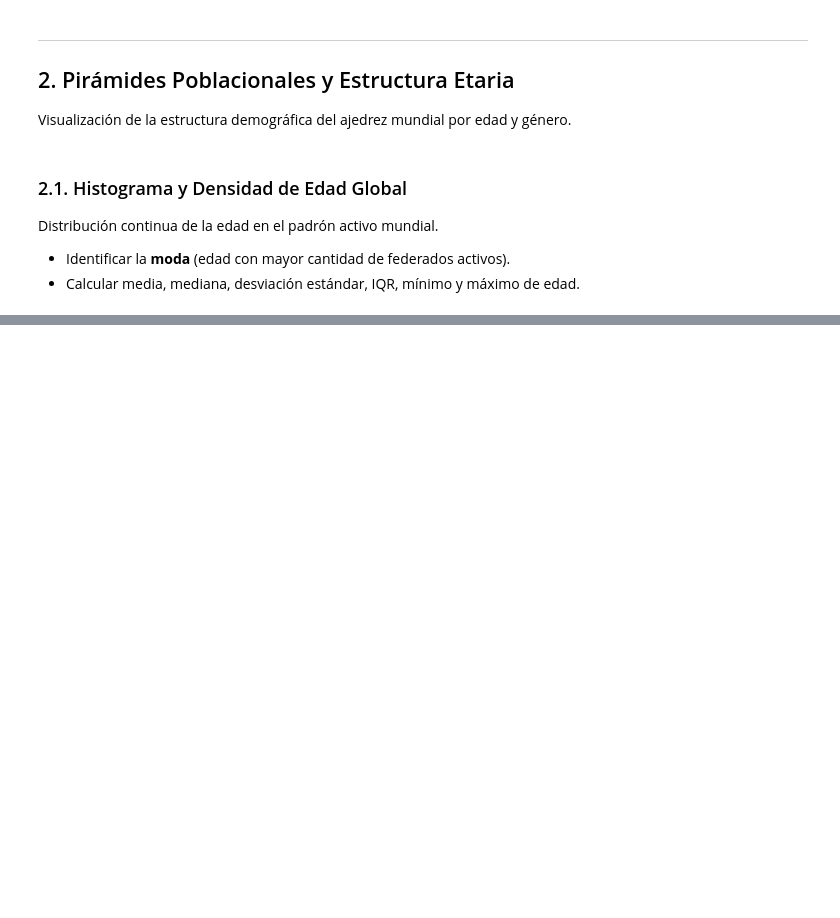
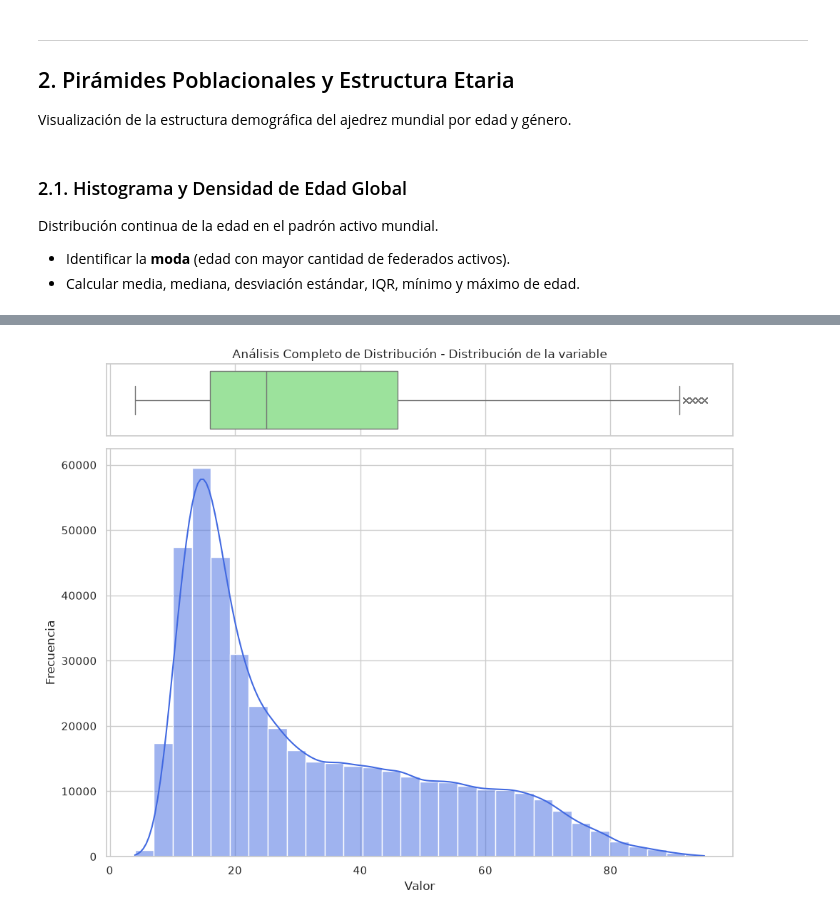
Before and after one commit to Entropy-v0/Kepler-ChessAnalytics, a Jupyter notebook: notebooks/02-demografia_edad_genero.ipynb, the cells around one changed output, grey strips where cells are left out. Cells and saved outputs as stored; diff of their text form; code cells hidden in the pictures; blank space fills up the shorter version.

```diff
--- a/notebooks/02-demografia_edad_genero.ipynb
+++ b/notebooks/02-demografia_edad_genero.ipynb
@@ -462,0 +476,4 @@ Pirámide demográfica del ajedrez mundial:
+# %%
+fig, (ax_box, ax_hist) = visualizer.plot_combined_distribution()
+# %% [output]
+[figure, added]
```
Also changed, not shown: parts of 39 cells of this notebook, 8 other files.
